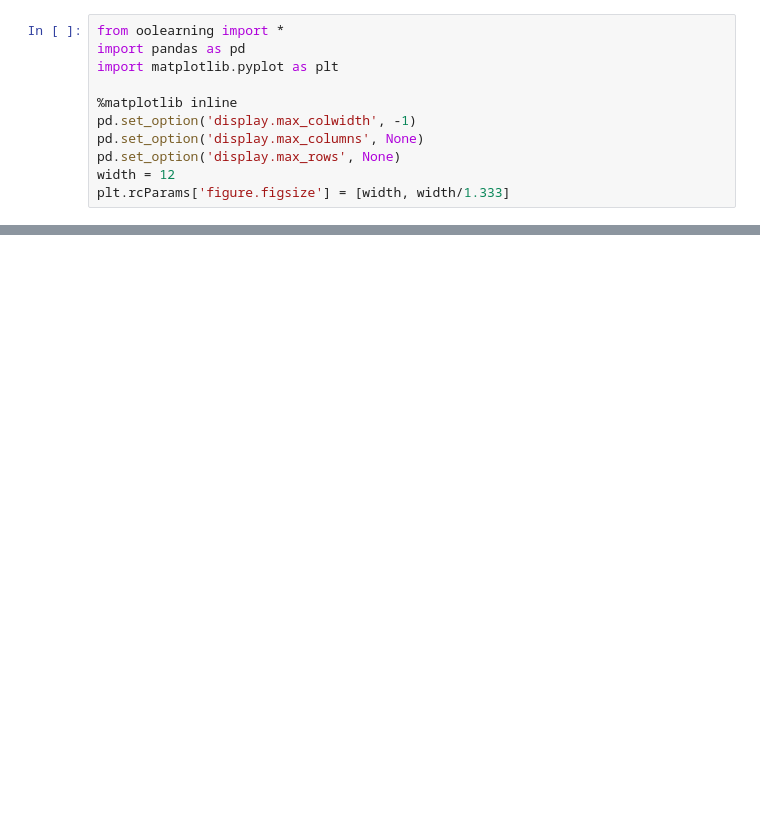
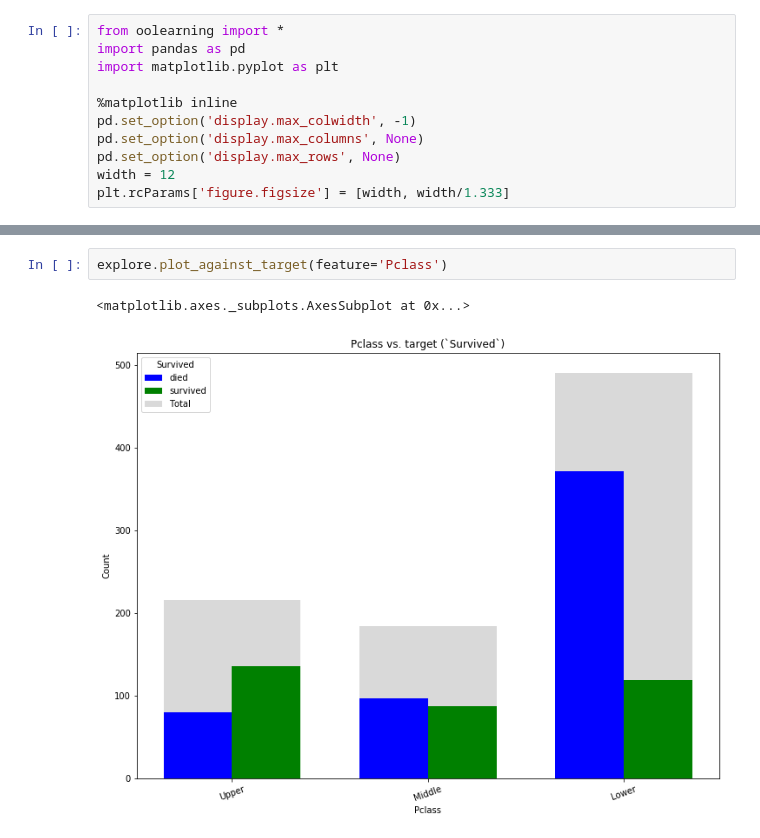
Before and after one commit to shane-kercheval/oo-learning, a Jupyter notebook: examples/Exploring Classification Dataset (Titanic).ipynb, the cells around one changed output, grey strips where cells are left out. Saved outputs shown, nothing was run; the diff lists cells and outputs as text; blank space fills up the shorter version.

```diff
--- a/examples/Exploring Classification Dataset (Titanic).ipynb
+++ b/examples/Exploring Classification Dataset (Titanic).ipynb
@@ -17,0 +63,5 @@ ValueError: the target variable cannot be numeric to use ExploreClassificationDa
+# %%
+explore.plot_against_target(feature='Pclass')
+# %% [output]
+<matplotlib.axes._subplots.AxesSubplot at 0x...>
+[figure, added]
```
Also changed, not shown: parts of 9 cells of this notebook.
